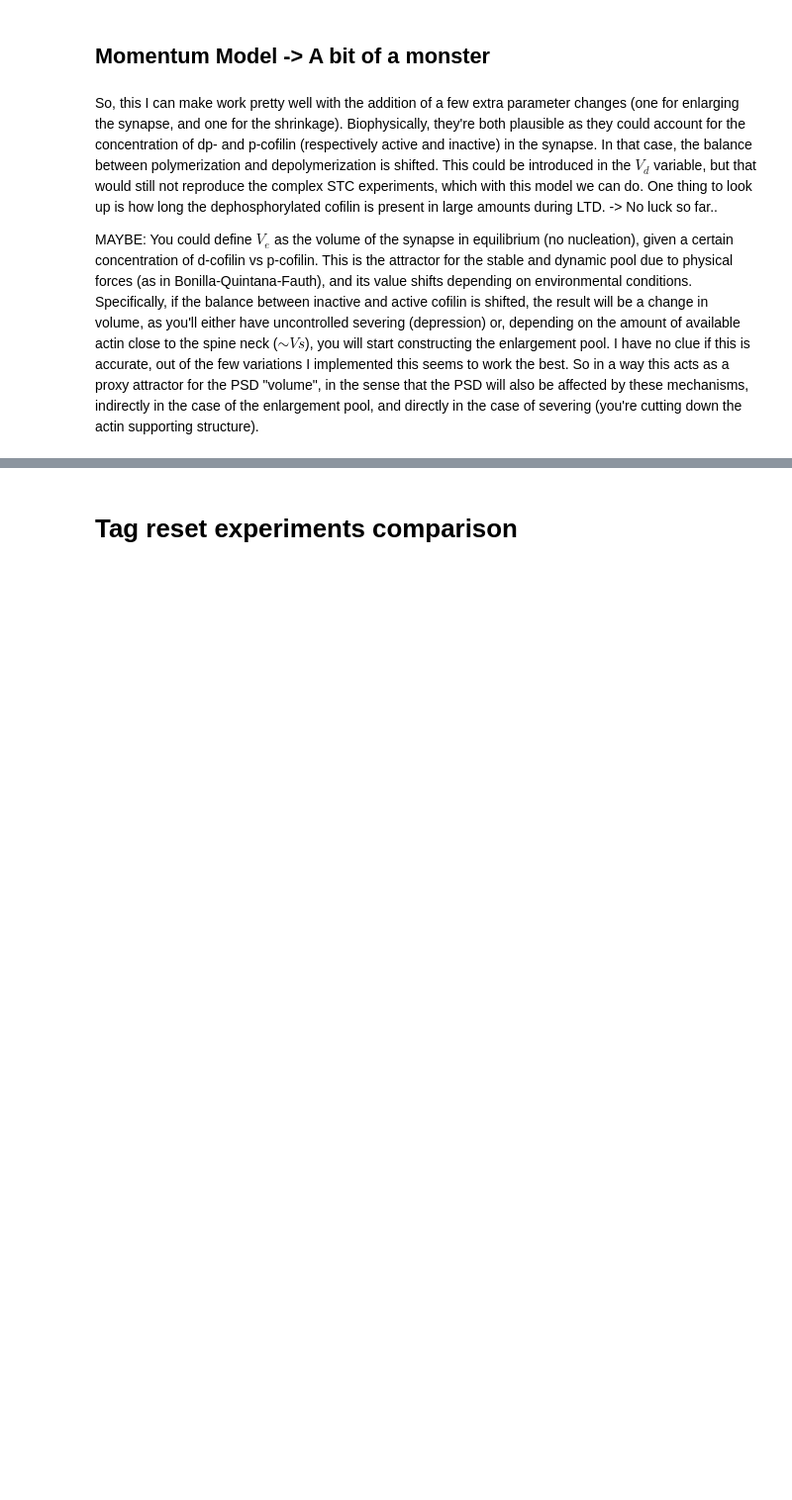
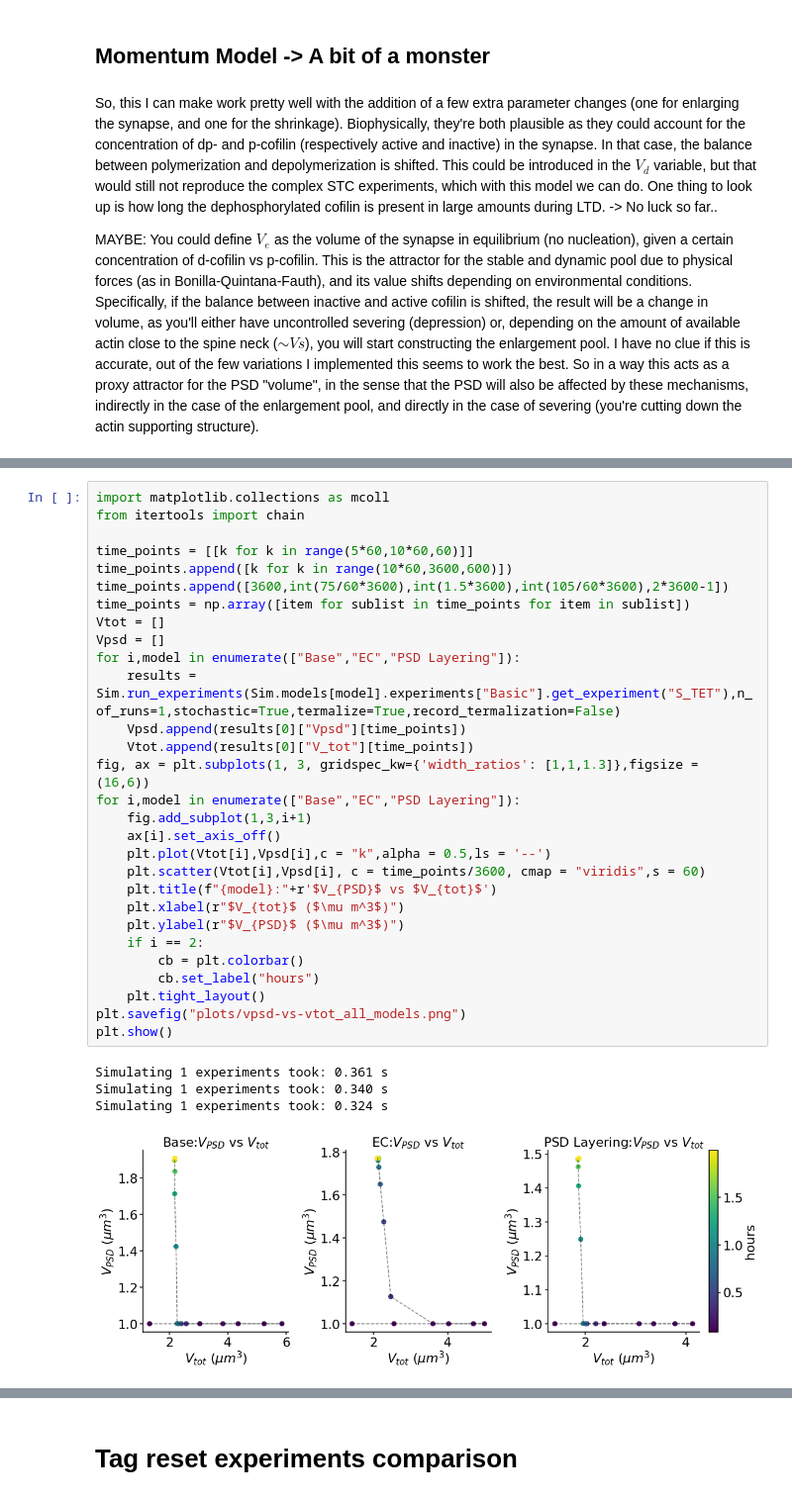
Before and after one commit to ngr-francesco/virtual_lab, a Jupyter notebook: examples/Simulation_results.ipynb, the cells around one changed output, grey strips where cells are left out. Shown: that part at 99% size. Cells and saved outputs as stored; diff of their text form; blank space fills up the shorter version.

```diff
--- a/examples/Simulation_results.ipynb
+++ b/examples/Simulation_results.ipynb
@@ -266 +298,35 @@ Plotting 3 experiments
+# %%
+import matplotlib.collections as mcoll
+from itertools import chain
+
+time_points = [[k for k in range(5*60,10*60,60)]]
+time_points.append([k for k in range(10*60,3600,600)])
+time_points.append([3600,int(75/60*3600),int(1.5*3600),int(105/60*3600),2*3600-1])
+time_points = np.array([item for sublist in time_points for item in sublist])
+Vtot = []
+Vpsd = []
+for i,model in enumerate(["Base","EC","PSD Layering"]):
+    results = Sim.run_experiments(Sim.models[model].experiments["Basic"].get_experiment("S_TET"),n_of_runs=1,stochastic=True,termalize=True,record_termalization=False)
+    Vpsd.append(results[0]["Vpsd"][time_points])
+    Vtot.append(results[0]["V_tot"][time_points])
+fig, ax = plt.subplots(1, 3, gridspec_kw={'width_ratios': [1,1,1.3]},figsize = (16,6))
+for i,model in enumerate(["Base","EC","PSD Layering"]):
+    fig.add_subplot(1,3,i+1)
+    ax[i].set_axis_off()
+    plt.plot(Vtot[i],Vpsd[i],c = "k",alpha = 0.5,ls = '--')
+    plt.scatter(Vtot[i],Vpsd[i], c = time_points/3600, cmap = "viridis",s = 60)
+    plt.title(f"{model}:"+r'$V_{PSD}$ vs $V_{tot}$')
+    plt.xlabel(r"$V_{tot}$ ($\mu m^3$)")
+    plt.ylabel(r"$V_{PSD}$ ($\mu m^3$)")
+    if i == 2:
+        cb = plt.colorbar()
+        cb.set_label("hours")
+    plt.tight_layout()
+plt.savefig("plots/vpsd-vs-vtot_all_models.png")
+plt.show()
+# %% [output]
+Simulating 1 experiments took: 0.361 s
+Simulating 1 experiments took: 0.340 s
+Simulating 1 experiments took: 0.324 s
+[figure, added]
 # %%
```
Also changed, not shown: parts of 33 cells of this notebook, 14 other files.
